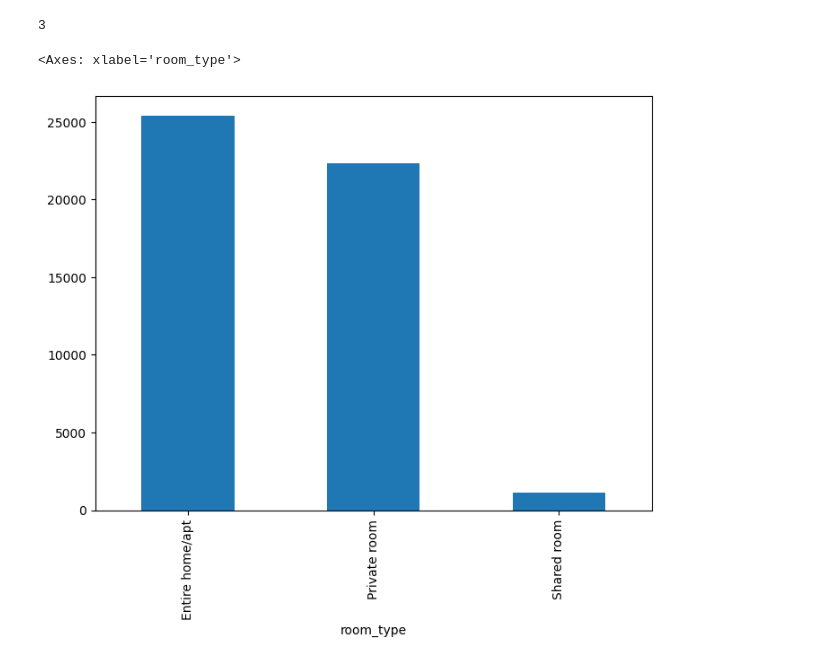
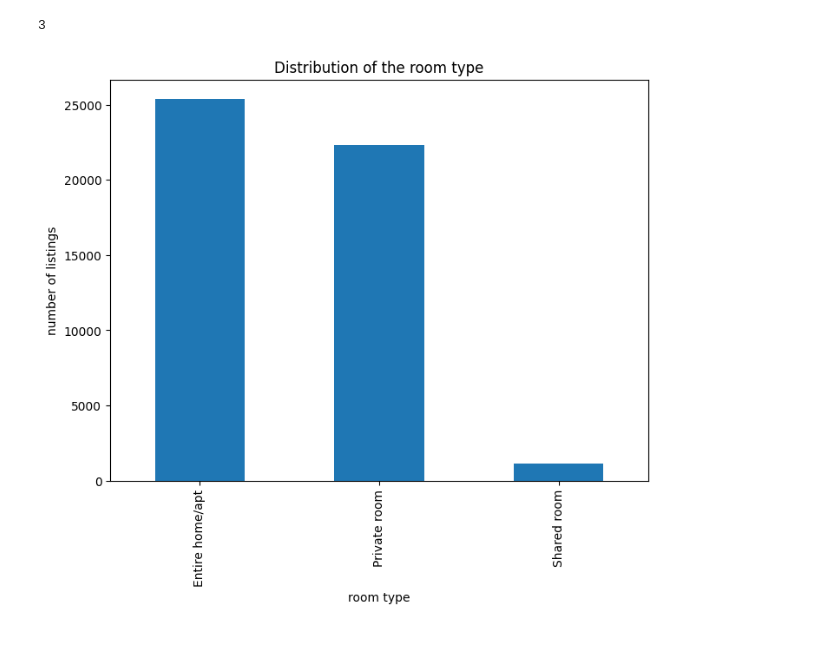
Before and after one commit to ayushpalse01012023-byte/staywise-ai-airbnb-price-prediction, a Jupyter notebook: model.ipynb, the cells around one changed output. Saved outputs shown, nothing was run; the diff lists cells and outputs as text; code cells hidden in the pictures.

```diff
--- a/model.ipynb
+++ b/model.ipynb
@@ -142,6 +142,9 @@ df["room_type"].nunique()
 # %%
 plt.figure(figsize=(8,6))
 df["room_type"].value_counts().plot(kind="bar")
+plt.title("Distribution of the room type")
+plt.xlabel("room type")
+plt.ylabel("number of listings")
+plt.show()
 # %% [output]
-<Axes: xlabel='room_type'>
-[figure, old version]
+[figure, new version]
```
